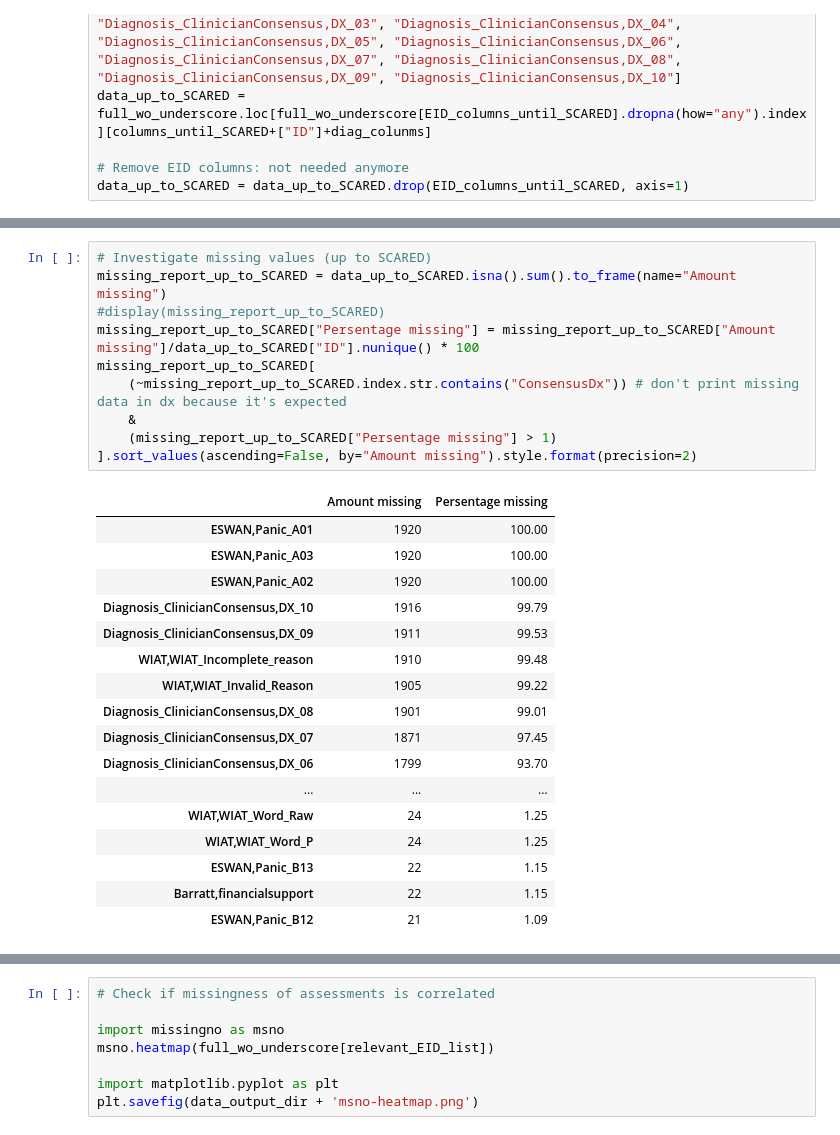
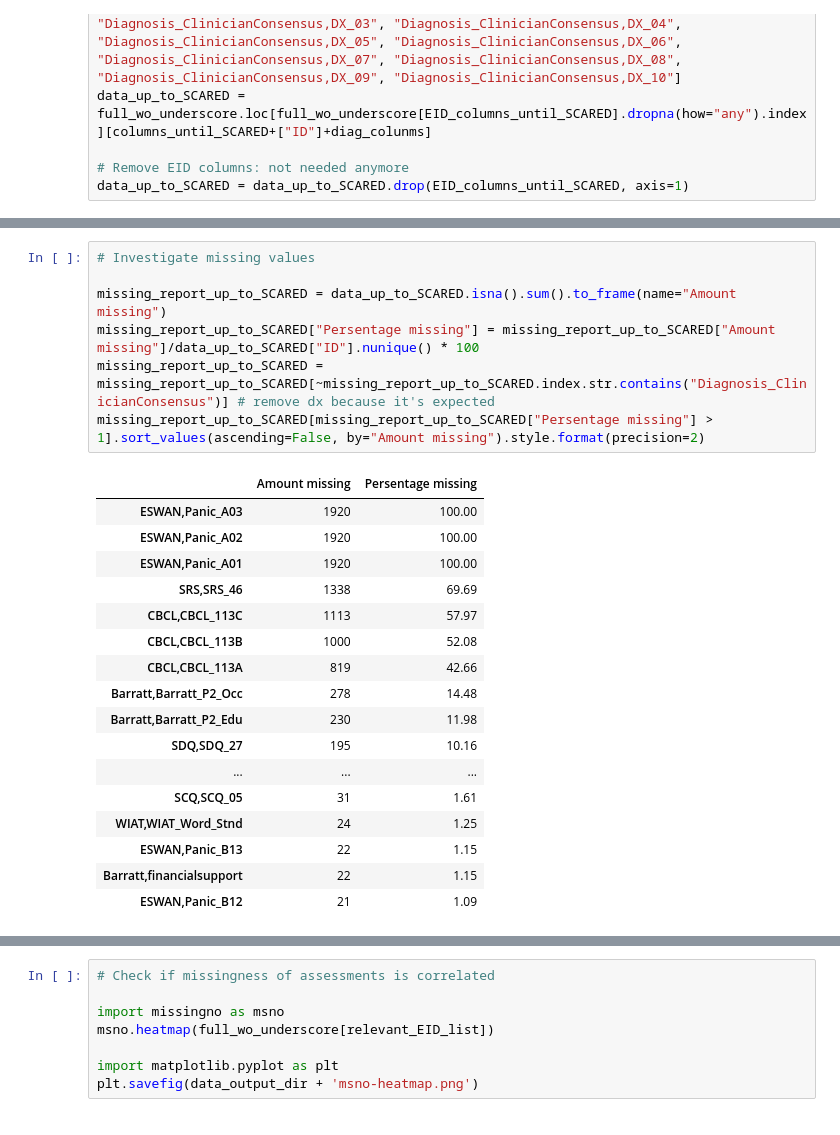
Before and after one commit to charlie42/HBN-explore, a Jupyter notebook: LORIS_data_preparation.ipynb, the cells around one changed output, grey strips where cells are left out. Drawn from its saved outputs; the diff is of its cells as text.

Commit message:
manage missing values

```diff
--- a/LORIS_data_preparation.ipynb
+++ b/LORIS_data_preparation.ipynb
@@ -351,28 +378,25 @@ Number of input columns without impairment assessments
 # %%
-# Investigate missing values (up to SCARED)
+# Investigate missing values
+
 missing_report_up_to_SCARED = data_up_to_SCARED.isna().sum().to_frame(name="Amount missing")
-#display(missing_report_up_to_SCARED)
 missing_report_up_to_SCARED["Persentage missing"] = missing_report_up_to_SCARED["Amount missing"]/data_up_to_SCARED["ID"].nunique() * 100
-missing_report_up_to_SCARED[
-    (~missing_report_up_to_SCARED.index.str.contains("ConsensusDx")) # don't print missing data in dx because it's expected
-    &
-    (missing_report_up_to_SCARED["Persentage missing"] > 1)
-].sort_values(ascending=False, by="Amount missing").style.format(precision=2)
+missing_report_up_to_SCARED = missing_report_up_to_SCARED[~missing_report_up_to_SCARED.index.str.contains("Diagnosis_ClinicianConsensus")] # remove dx because it's expected
+missing_report_up_to_SCARED[missing_report_up_to_SCARED["Persentage missing"] > 1].sort_values(ascending=False, by="Amount missing").style.format(precision=2)
 # %% [output]
 |  | Amount missing | Persentage missing |
-| ESWAN,Panic_A01 | 1920 | 100.00 |
 | ESWAN,Panic_A03 | 1920 | 100.00 |
 | ESWAN,Panic_A02 | 1920 | 100.00 |
-| Diagnosis_ClinicianConsensus,DX_10 | 1916 | 99.79 |
-| Diagnosis_ClinicianConsensus,DX_09 | 1911 | 99.53 |
-| WIAT,WIAT_Incomplete_reason | 1910 | 99.48 |
-| WIAT,WIAT_Invalid_Reason | 1905 | 99.22 |
-| Diagnosis_ClinicianConsensus,DX_08 | 1901 | 99.01 |
-| Diagnosis_ClinicianConsensus,DX_07 | 1871 | 97.45 |
-| Diagnosis_ClinicianConsensus,DX_06 | 1799 | 93.70 |
+| ESWAN,Panic_A01 | 1920 | 100.00 |
+| SRS,SRS_46 | 1338 | 69.69 |
+| CBCL,CBCL_113C | 1113 | 57.97 |
+| CBCL,CBCL_113B | 1000 | 52.08 |
+| CBCL,CBCL_113A | 819 | 42.66 |
+| Barratt,Barratt_P2_Occ | 278 | 14.48 |
+| Barratt,Barratt_P2_Edu | 230 | 11.98 |
+| SDQ,SDQ_27 | 195 | 10.16 |
 | ... | ... | ... |
-| WIAT,WIAT_Word_Raw | 24 | 1.25 |
-| WIAT,WIAT_Word_P | 24 | 1.25 |
+| SCQ,SCQ_05 | 31 | 1.61 |
+| WIAT,WIAT_Word_Stnd | 24 | 1.25 |
 | ESWAN,Panic_B13 | 22 | 1.15 |
 | Barratt,financialsupport | 22 | 1.15 |
 | ESWAN,Panic_B12 | 21 | 1.09 |
```
Also changed, not shown: parts of 27 cells of this notebook.
